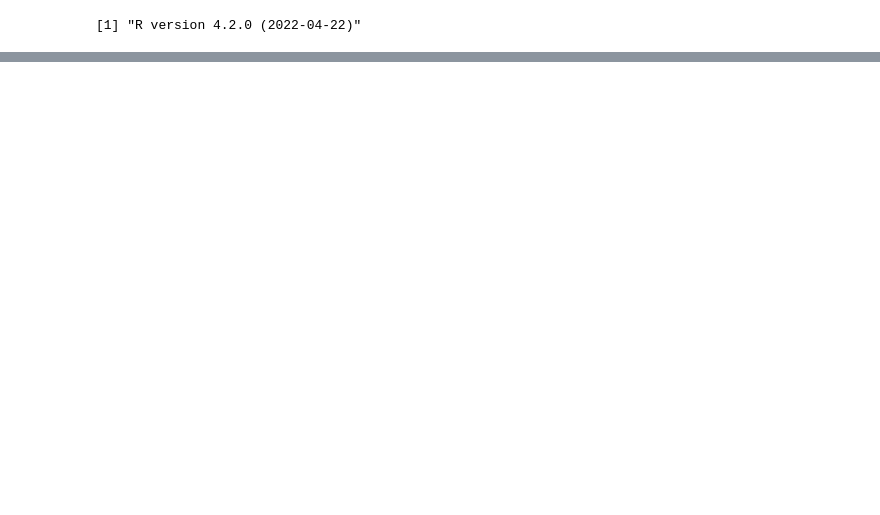
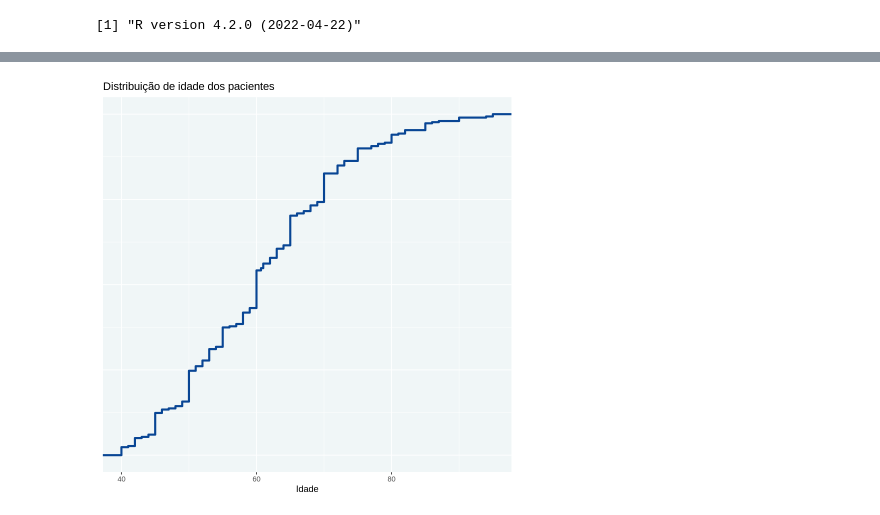
Before and after one commit to aamgoulart/heart-failure-analysis, a Jupyter notebook: Trabalho_final_Prob.ipynb, the cells around one changed output, grey strips where cells are left out. Drawn from its saved outputs; the diff is of its cells as text; code cells hidden in the pictures; blank space fills up the shorter version.

```diff
--- a/Trabalho_final_Prob.ipynb
+++ b/Trabalho_final_Prob.ipynb
@@ -49,0 +94,13 @@ dataset$age
+# %%
+var_idade <- data.frame(heart_data$age)
+
+ggplot(var_idade, aes(x="", y=heart_data.age)) +
+  geom_boxplot(alpha=1, colour="#2171B5", fill="#9ECAE1", size=1.2, width=0.5) +
+  stat_summary(fun.y=mean, geom="point", shape=20, size=7, color="#084594", fill="#084594") +
+  theme(
+    panel.background = element_rect(fill = '#f0f6f7', colour="black"),
+    panel.grid.major = element_line(size = 0.5, linetype = 'solid',
+                                    colour = "black"))+
+  ggtitle("Distribuição de idade dos pacientes") +
+  xlab("") +
+  ylab("")
@@ -49,0 +111,11 @@ dataset$age
+# %%
+ggplot(var_idade, aes(heart_data.age)) +
+  stat_ecdf(geom = "step",size=1.2, colour="#084594")+
+  theme(axis.title.y=element_blank(),
+        axis.text.y=element_blank(),
+        axis.ticks.y=element_blank())+
+  ggtitle("Distribuição de idade dos pacientes") +
+  xlab("Idade") +
+  theme(panel.background = element_rect(fill = '#f0f6f7'))
+# %% [output]
+[figure, added]
```
Also changed, not shown: parts of 14 cells of this notebook.
